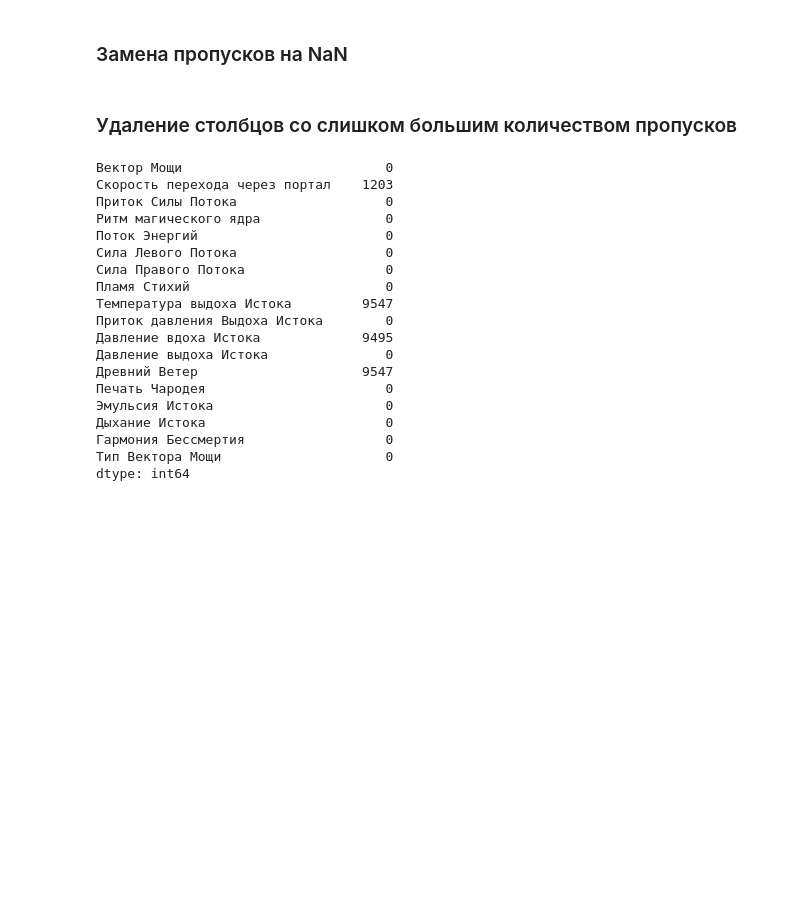
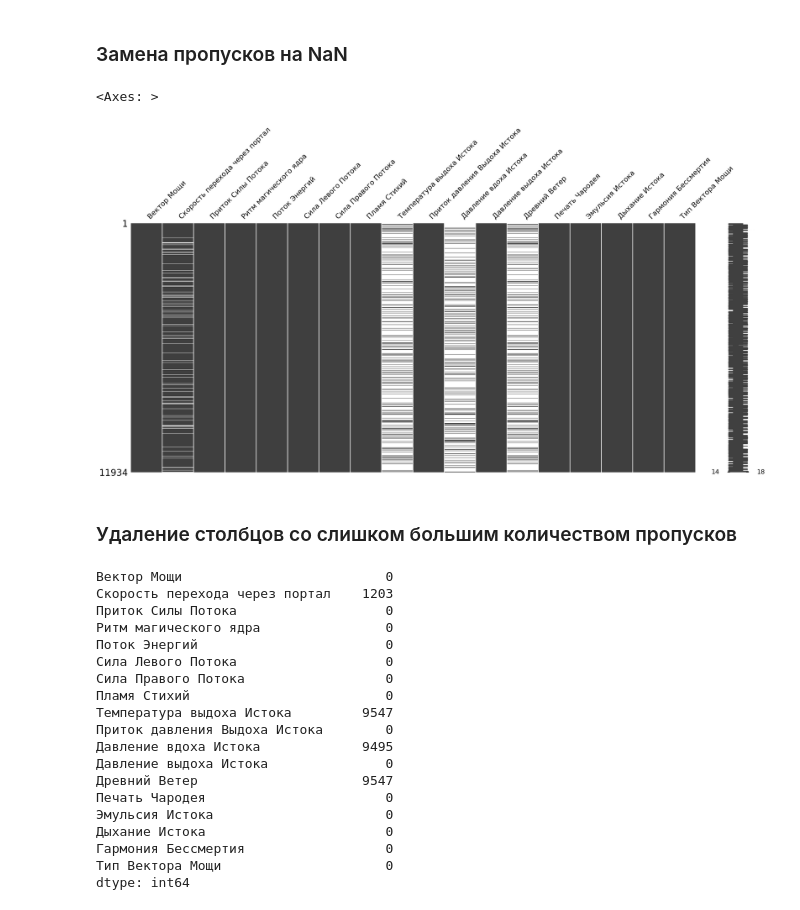
Before and after one commit to smnk-1/data-practicum, a Jupyter notebook: data_preprocessing.ipynb, the cells around one changed output. Saved outputs shown, nothing was run; the diff lists cells and outputs as text; code cells hidden in the pictures; blank space fills up the shorter version.

```diff
--- a/data_preprocessing.ipynb
+++ b/data_preprocessing.ipynb
@@ -166,6 +170,11 @@ data.head()
 ### Замена пропусков на NaN
 # %%
 data = data.replace(['-', 'Не определено', 'не определено', 'None', 'none', 'nan', 'NaN'], np.nan)
+# %%
+msno.matrix(data)
+# %% [output]
+<Axes: >
+[figure, added]
 # %% [markdown]
 ### Удаление столбцов со слишком большим количеством пропусков
 # %%
```
Also changed, not shown: parts of 4 cells of this notebook, 2 other files.
